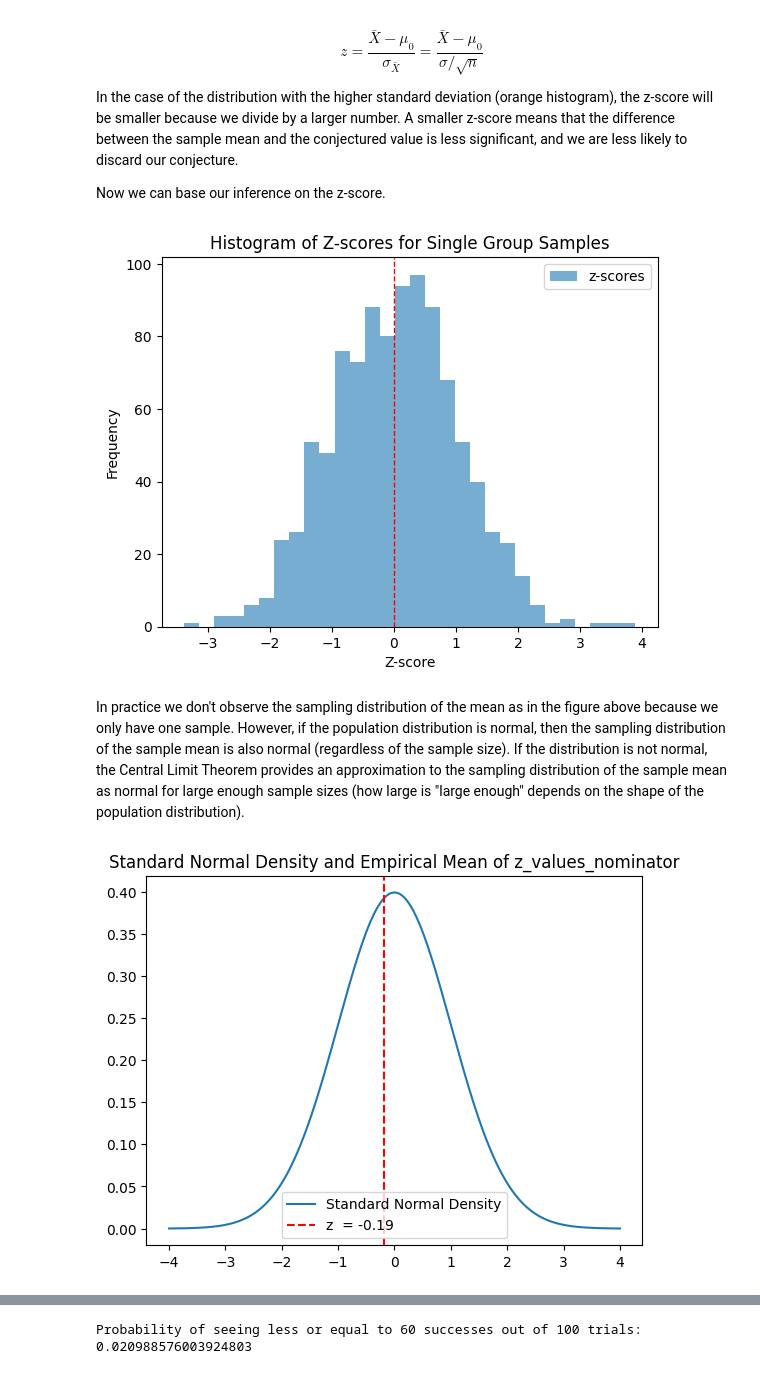
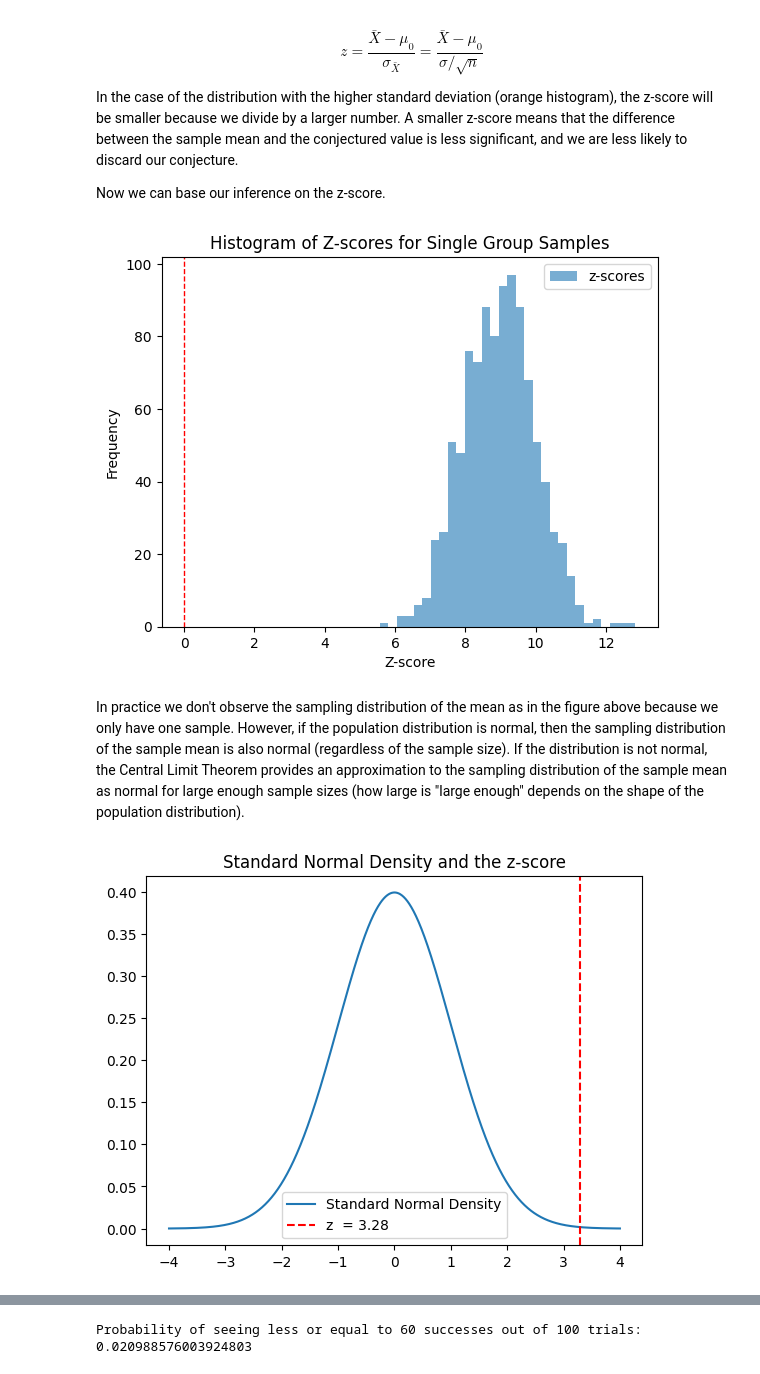
Before and after one commit to febse/stat2025, a Jupyter notebook: 14-Testing.ipynb, the cells around one changed output, grey strips where cells are left out. Cells and saved outputs as stored; diff of their text form; code cells hidden in the pictures.

```diff
--- a/14-Testing.ipynb
+++ b/14-Testing.ipynb
@@ -35,7 +35,7 @@ n = 80
 mu = 150
 sigma = 15
 
-mu_0 = 150
+mu_0 = 135
 
 single_group = np.random.normal(loc=mu, scale=sigma, size=n)
 single_group
@@ -121,7 +122,7 @@ In the case of the distribution with the higher standard deviation (orange histo
 
 Now we can base our inference on the z-score.
 # %%
-z_scores = (single_group_sim_mean_sigma1 - mu) / (sigma / np.sqrt(n))
+z_scores = (single_group_sim_mean_sigma1 - mu_0) / (sigma / np.sqrt(n))
 
 plt.hist(z_scores, bins=30, alpha=0.6, label='z-scores')
 plt.axvline(0, color='red', linestyle='dashed', linewidth=1)
@@ -131,22 +132,22 @@ plt.title('Histogram of Z-scores for Single Group Samples')
 plt.legend()
 plt.show()
 # %% [output]
-[figure, old version]
+[figure, new version]
 # %% [markdown]
 In practice we don't observe the sampling distribution of the mean as in the figure above because we only have one sample. However, if the population distribution is normal, then the sampling distribution of the sample mean is also normal (regardless of the sample size). If the distribution is not normal, the Central Limit Theorem provides an approximation to the sampling distribution of the sample mean as normal for large enough sample sizes (how large is "large enough" depends on the shape of the population distribution).
 # %%
 # Plot the standard normal density and the empirical mean of z_values_nominator
 from scipy import stats
 
 x = np.linspace(-4, 4, 1000)
 y = stats.norm.pdf(x)
 
 z = (np.mean(single_group) - mu_0) / (sigma / np.sqrt(n))
 
 plt.plot(x, y, label='Standard Normal Density')
 plt.axvline(z, color='red', linestyle='--', label=f'z  = {z:.2f}')
-plt.title('Standard Normal Density and Empirical Mean of z_values_nominator')
+plt.title('Standard Normal Density and the z-score')
 plt.legend()
 plt.show()
 # %% [output]
-[figure, old version]
+[figure, new version]
```
Also changed, not shown: parts of 5 cells of this notebook.
